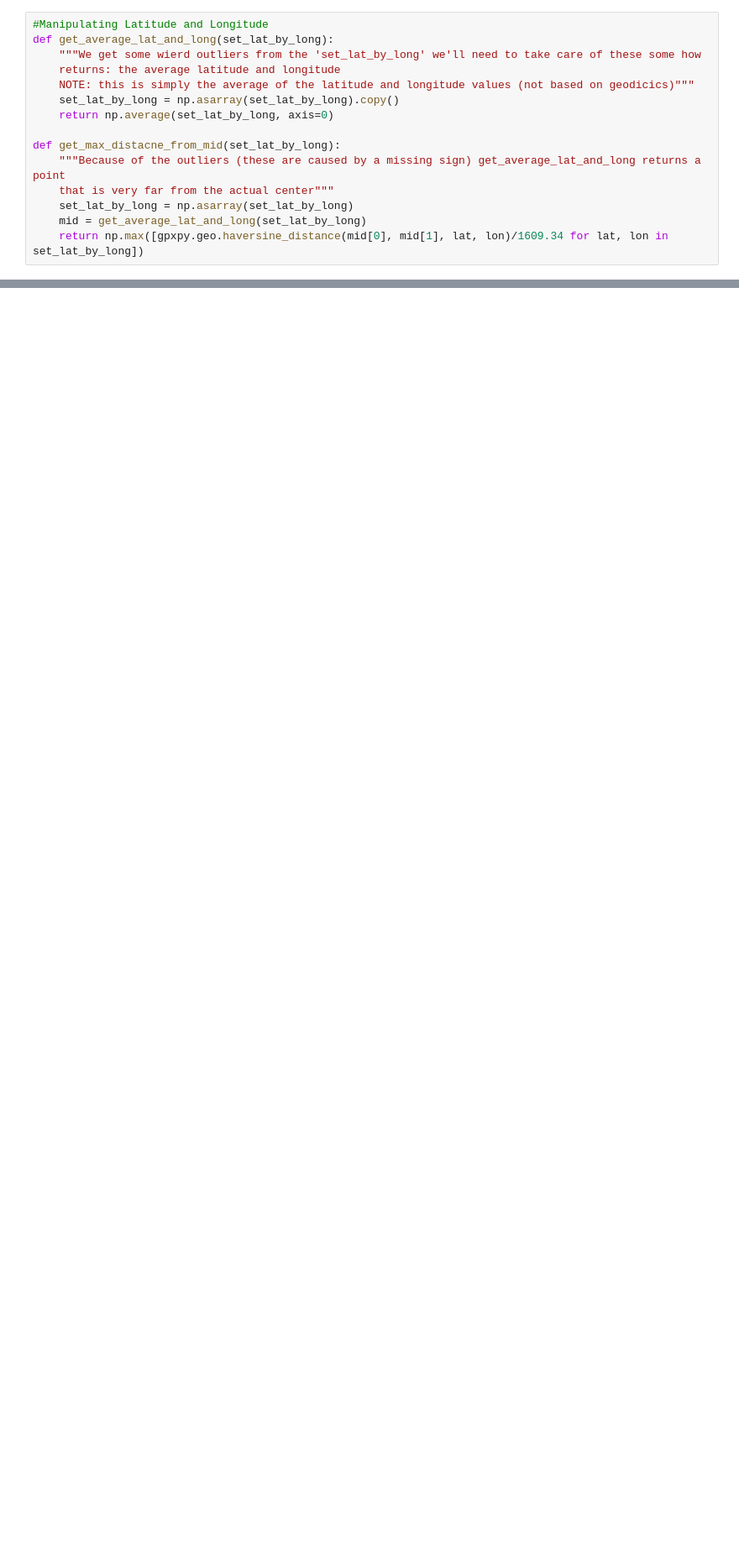
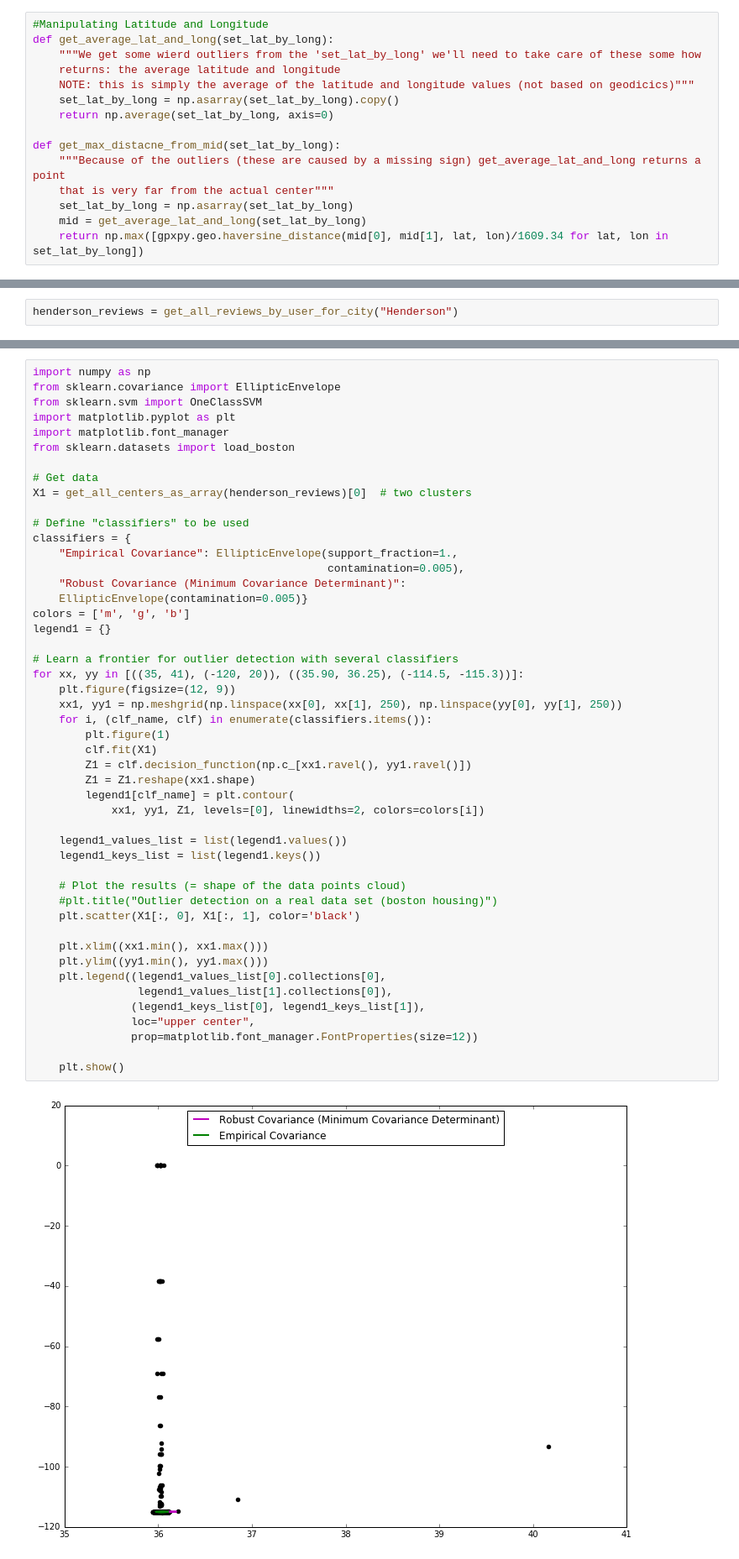
Before and after one commit to smwade/Yelp-Prediction, a Jupyter notebook: luke/Machine Learning Method.ipynb, the cells around one changed output, grey strips where cells are left out. Shown: that part at 84% size. Drawn from its saved outputs; the diff is of its cells as text; blank space fills up the shorter version.

```diff
--- a/luke/Machine Learning Method.ipynb
+++ b/luke/Machine Learning Method.ipynb
@@ -40,0 +174,2 @@ def get_max_distacne_from_mid(set_lat_by_long):
+# %%
+henderson_reviews = get_all_reviews_by_user_for_city("Henderson")
@@ -40,0 +179,50 @@ def get_max_distacne_from_mid(set_lat_by_long):
+# %%
+import numpy as np
+from sklearn.covariance import EllipticEnvelope
+from sklearn.svm import OneClassSVM
+import matplotlib.pyplot as plt
+import matplotlib.font_manager
+from sklearn.datasets import load_boston
+
+# Get data
+X1 = get_all_centers_as_array(henderson_reviews)[0]  # two clusters
+
+# Define "classifiers" to be used
+classifiers = {
+    "Empirical Covariance": EllipticEnvelope(support_fraction=1.,
+                                             contamination=0.005),
+    "Robust Covariance (Minimum Covariance Determinant)":
+    EllipticEnvelope(contamination=0.005)}
+colors = ['m', 'g', 'b']
+legend1 = {}
+
+# Learn a frontier for outlier detection with several classifiers
+for xx, yy in [((35, 41), (-120, 20)), ((35.90, 36.25), (-114.5, -115.3))]:
+    plt.figure(figsize=(12, 9))
+    xx1, yy1 = np.meshgrid(np.linspace(xx[0], xx[1], 250), np.linspace(yy[0], yy[1], 250))
+    for i, (clf_name, clf) in enumerate(classifiers.items()):
+        plt.figure(1)
+        clf.fit(X1)
+        Z1 = clf.decision_function(np.c_[xx1.ravel(), yy1.ravel()])
+        Z1 = Z1.reshape(xx1.shape)
+        legend1[clf_name] = plt.contour(
+            xx1, yy1, Z1, levels=[0], linewidths=2, colors=colors[i])
+
+    legend1_values_list = list(legend1.values())
+    legend1_keys_list = list(legend1.keys())
+
+    # Plot the results (= shape of the data points cloud)
+    #plt.title("Outlier detection on a real data set (boston housing)")
+    plt.scatter(X1[:, 0], X1[:, 1], color='black')
+
+    plt.xlim((xx1.min(), xx1.max()))
+    plt.ylim((yy1.min(), yy1.max()))
+    plt.legend((legend1_values_list[0].collections[0],
+                legend1_values_list[1].collections[0]),
+               (legend1_keys_list[0], legend1_keys_list[1]),
+               loc="upper center",
+               prop=matplotlib.font_manager.FontProperties(size=12))
+
+    plt.show()
+# %% [output]
+[figure, added]
```
Also changed, not shown: parts of 47 cells of this notebook, 6 other files.
